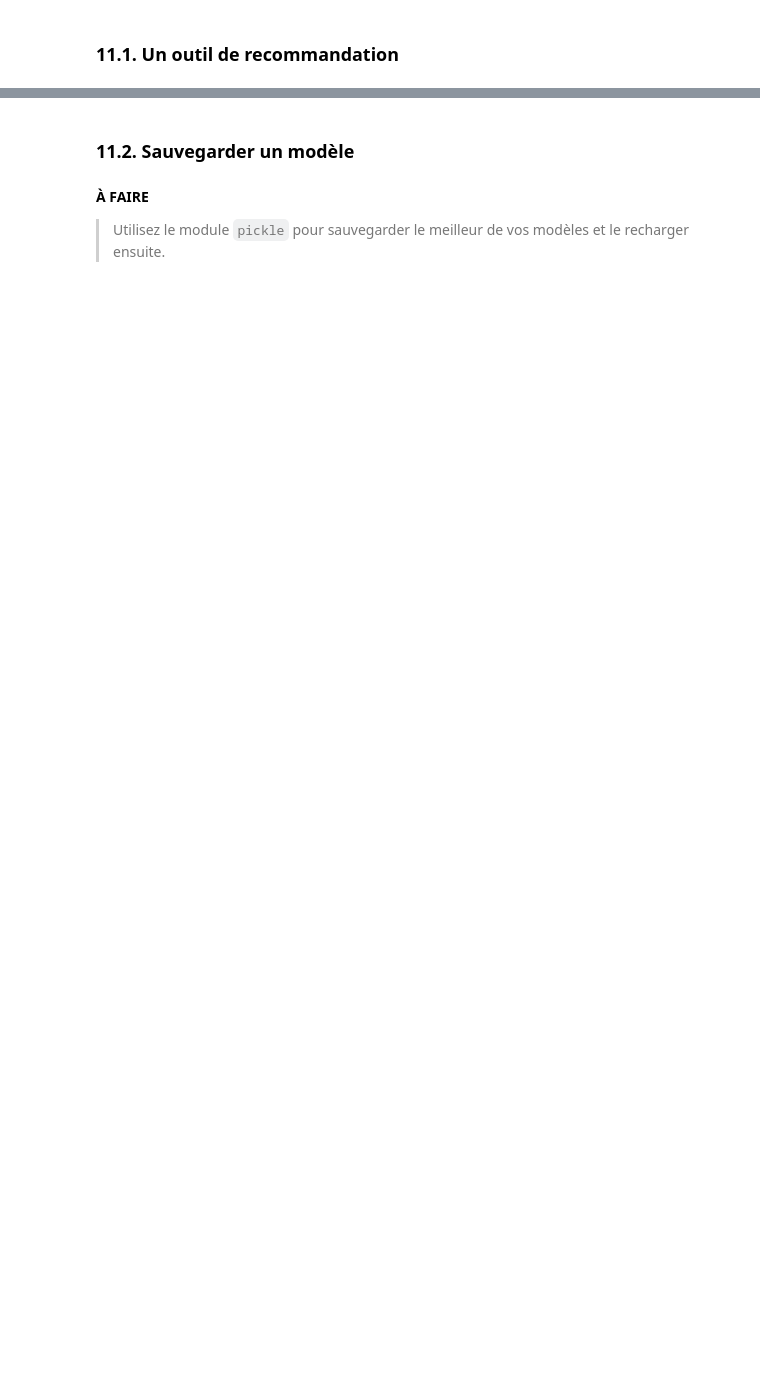
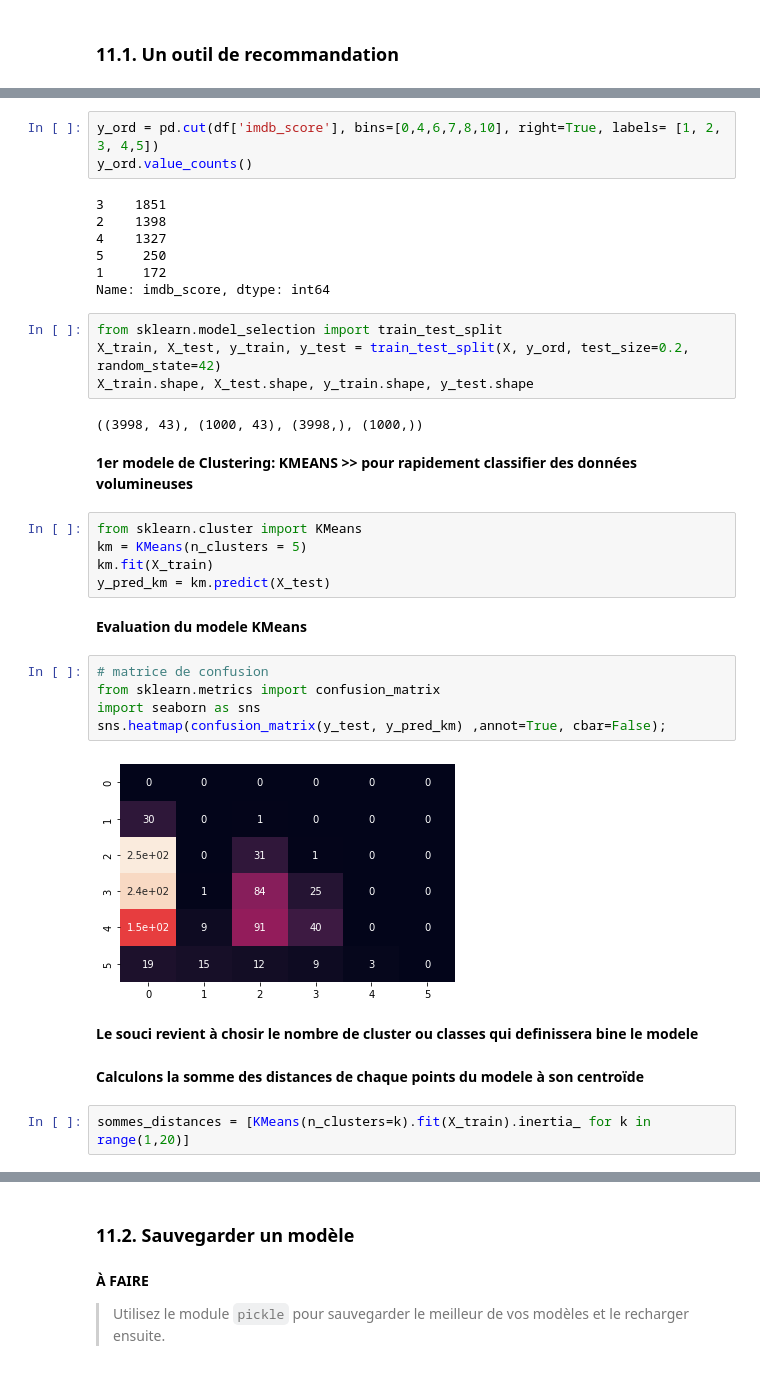
Before and after one commit to adjanorpro18/IA-Modelisation, a Jupyter notebook: Projets/Projet P4 - Révisions ML du preprocessing au template/Projet P4 - revisions ML.ipynb, the cells around one changed output, grey strips where cells are left out. Saved outputs shown, nothing was run; the diff lists cells and outputs as text; blank space fills up the shorter version.

```diff
--- a/Projets/Projet P4 - Révisions ML du preprocessing au template/Projet P4 - revisions ML.ipynb
+++ b/Projets/Projet P4 - Révisions ML du preprocessing au template/Projet P4 - revisions ML.ipynb
@@ -911,0 +1027,38 @@ Pour les flèches, hésitez pas à continuer si vous en voulez encore et pour le
+# %%
+y_ord = pd.cut(df['imdb_score'], bins=[0,4,6,7,8,10], right=True, labels= [1, 2, 3, 4,5])
+y_ord.value_counts()
+# %% [output]
+3    1851
+2    1398
+4    1327
+5     250
+1     172
+Name: imdb_score, dtype: int64
+# %%
+from sklearn.model_selection import train_test_split
+X_train, X_test, y_train, y_test = train_test_split(X, y_ord, test_size=0.2, random_state=42)
+X_train.shape, X_test.shape, y_train.shape, y_test.shape
+# %% [output]
+((3998, 43), (1000, 43), (3998,), (1000,))
+# %% [markdown]
+**1er modele de Clustering: KMEANS >> pour rapidement classifier des données volumineuses**
+# %%
+from sklearn.cluster import KMeans
+km = KMeans(n_clusters = 5)
+km.fit(X_train)
+y_pred_km = km.predict(X_test)
+# %% [markdown]
+**Evaluation du modele KMeans**
+# %%
+# matrice de confusion
+from sklearn.metrics import confusion_matrix
+import seaborn as sns
+sns.heatmap(confusion_matrix(y_test, y_pred_km) ,annot=True, cbar=False);
+# %% [output]
+[figure, added]
+# %% [markdown]
+**Le souci revient à chosir le nombre de cluster ou classes qui definissera bine le modele**
+# %% [markdown]
+**Calculons la somme des distances de chaque points du modele à son centroïde**
+# %%
+sommes_distances = [KMeans(n_clusters=k).fit(X_train).inertia_ for k in range(1,20)]
```
Also changed, not shown: parts of 41 cells of this notebook.
